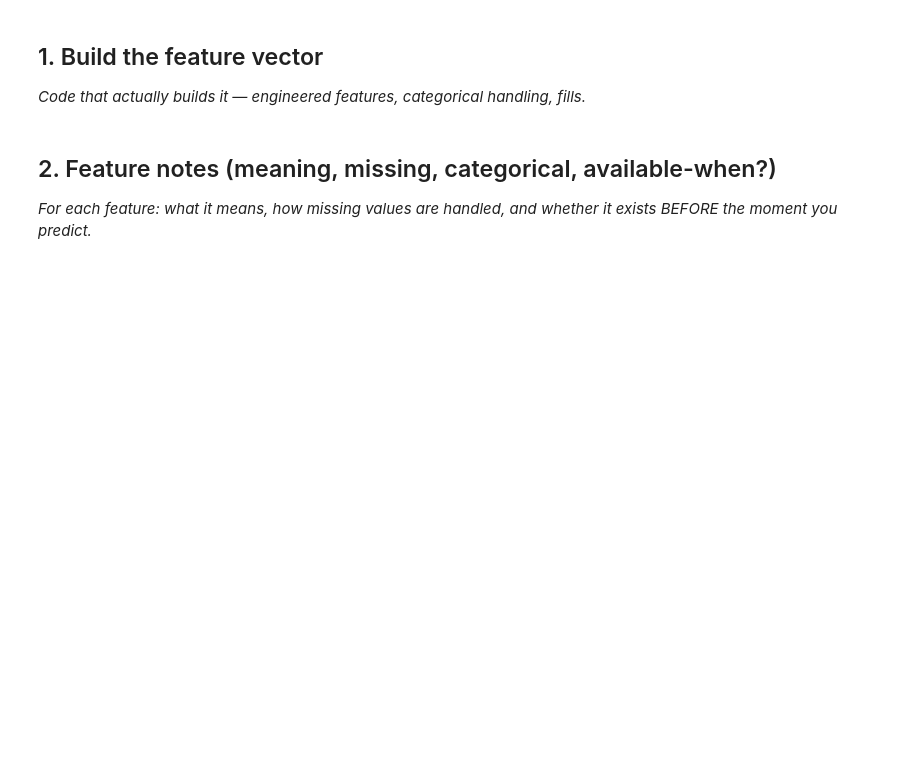
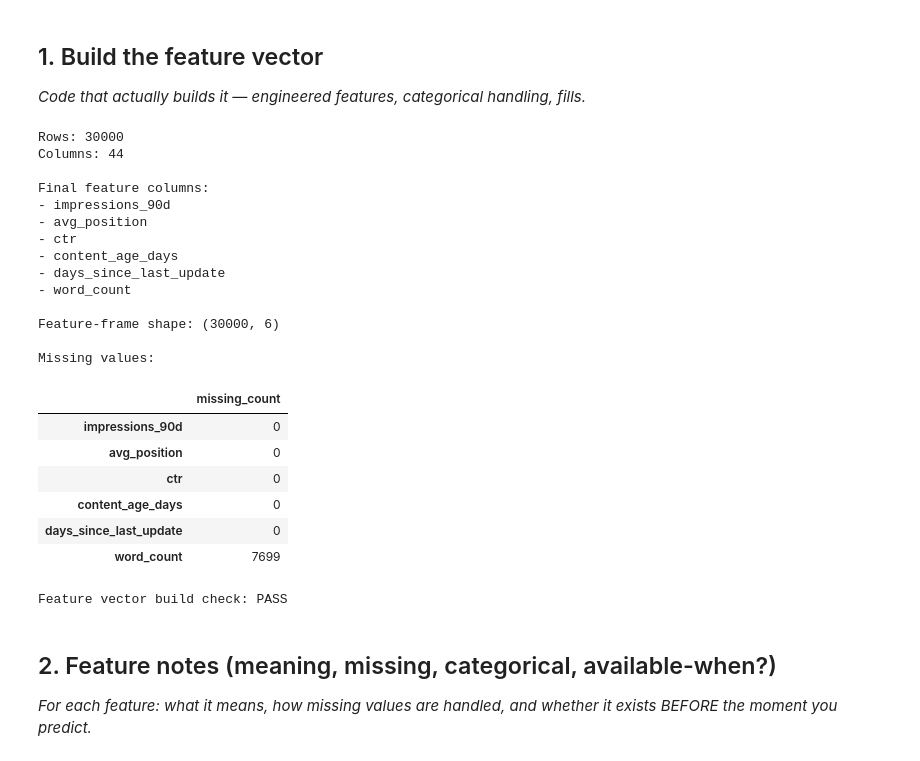
Before and after one commit to MuhammadAhmed196/flyrank-ml-internship, a Jupyter notebook: work/notebooks/w03_feature_leakage_check.ipynb, the cells around one changed output. Saved outputs shown, nothing was run; the diff lists cells and outputs as text; code cells hidden in the pictures; blank space fills up the shorter version.

```diff
--- a/work/notebooks/w03_feature_leakage_check.ipynb
+++ b/work/notebooks/w03_feature_leakage_check.ipynb
@@ -16,3 +15,80 @@ This skeleton is yours to fill. Work the sections **in order** — each one has
+# %%
+# This cell is for CODE (numbers, a query, a check).
+# Write your text answer in the cell ABOVE this one — typing sentences here breaks Run All.
+# ---------------------------------------------------------
+# SECTION 1 — BUILD THE FEATURE VECTOR
+# ---------------------------------------------------------
+
+import pandas as pd
+import numpy as np
+
+# Public starter dataset used for the feature/leakage audit
+data_url = (
+    "https://raw.githubusercontent.com/"
+    "flyrank-bih/flyrank-ml-internship-starter/"
+    "main/data/raw/content_refresh_anonymized.csv"
+)
+
+df = pd.read_csv(data_url)
+
+print("Rows:", len(df))
+print("Columns:", len(df.columns))
+
+# Final decision-time feature set used by the capstone model
+feature_columns = [
+    "impressions_90d",
+    "avg_position",
+    "ctr",
+    "content_age_days",
+    "days_since_last_update",
+    "word_count"
+]
+
+# Keep only features that are actually present
+available_features = [
+    col for col in feature_columns
+    if col in df.columns
+]
+
+feature_frame = df[available_features].copy()
+
+print("\nFinal feature columns:")
+for col in available_features:
+    print("-", col)
+
+print("\nFeature-frame shape:", feature_frame.shape)
+
+print("\nMissing values:")
+display(
+    feature_frame.isna()
+    .sum()
+    .to_frame("missing_count")
+)
+
+print("\nFeature vector build check: PASS")
+# %% [output]
+Rows: 30000
+Columns: 44
+
+Final feature columns:
+- impressions_90d
+- avg_position
+- ctr
+- content_age_days
+- days_since_last_update
+- word_count
+
+Feature-frame shape: (30000, 6)
+
+Missing values:
+|  | missing_count |
+| impressions_90d | 0 |
+| avg_position | 0 |
+| ctr | 0 |
+| content_age_days | 0 |
+| days_since_last_update | 0 |
+| word_count | 7699 |
+Feature vector build check: PASS
 # %% [markdown]
 ## 2. Feature notes (meaning, missing, categorical, available-when?)
 
```
Also changed, not shown: parts of 8 cells of this notebook.
